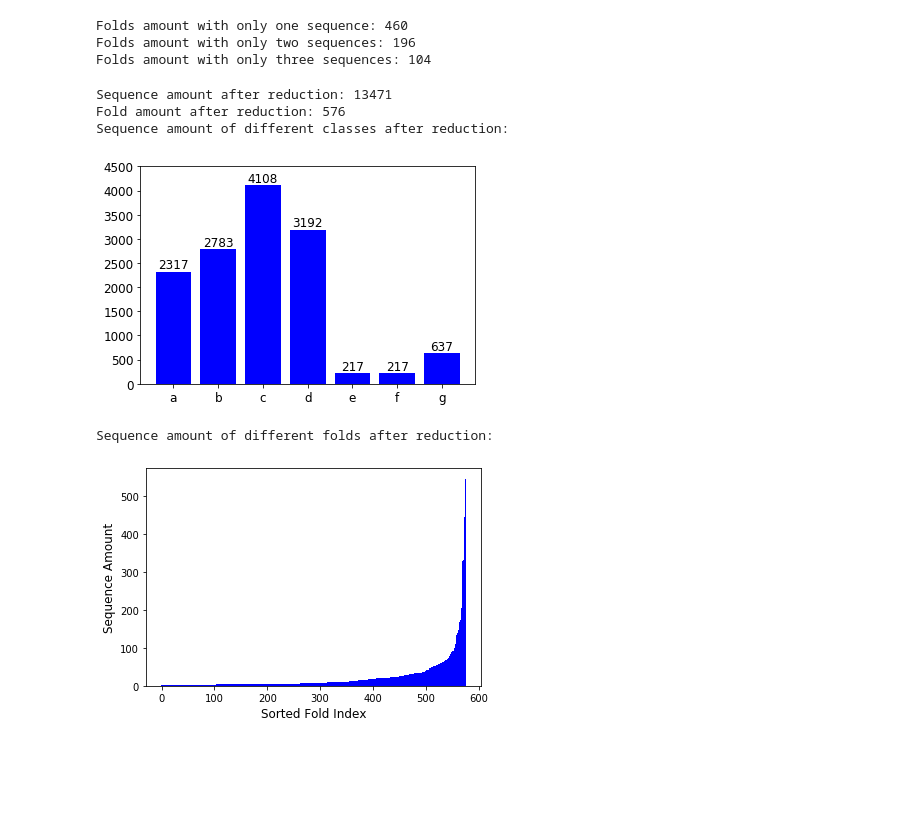
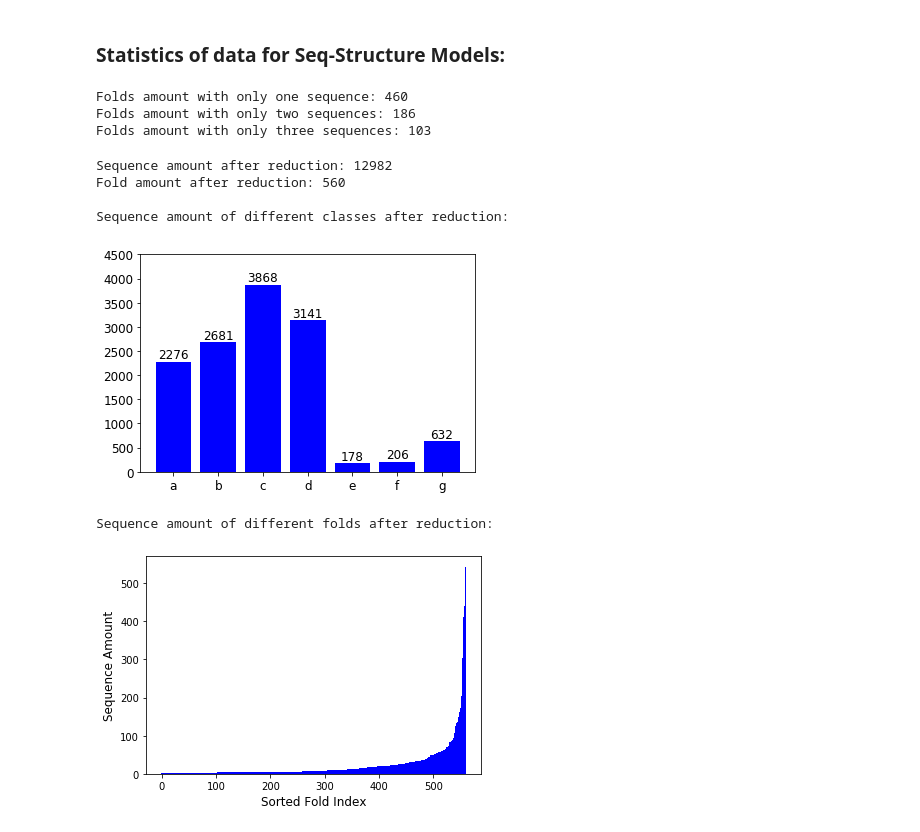
Before and after one commit to Shaowen1994/ECEN_755_CourseProject, a Jupyter notebook: Data/Scripts/Data_Statistics.ipynb, the cells around one changed output. Drawn from its saved outputs; the diff is of its cells as text; code cells hidden in the pictures; blank space fills up the shorter version.

```diff
--- a/Data/Scripts/Data_Statistics.ipynb
+++ b/Data/Scripts/Data_Statistics.ipynb
@@ -124,0 +377,26 @@ Sequence Length Distribution:
+# %%
+print('Single-chain protein amount of different classes (length-filtered):')
+
+plt.figure(1)
+plt.ylim([0,4500])
+plt.tick_params(labelsize=12)
+plt.bar(range(7),class_SS_dict.values(),color='blue',tick_label=list(class_SS_dict.keys()))
+for a,b in zip(range(7),class_SS_dict.values()):
+    plt.text(a,b+5,'%d'%b,ha='center',va='bottom',fontsize=12)
+plt.show()
+
+print ('Single-chain protein amount of different folds (length-filtered):')
+
+plt.figure(2)
+plt.bar(range(len(fold_SS_dict.keys())),sorted(fold_SS_dict.values()),color='blue',width=1)
+plt.xlabel('Sorted Fold Index',fontsize=12)
+plt.ylabel('Protein Amount',fontsize=12)
+plt.show()
+
+print ('Sequence amount of different lengths:')
+
+plt.figure(3)
+plt.bar(length_SS_dict.keys(),length_SS_dict.values(),color='blue',width=1)
+plt.xlabel('Sequence Length',fontsize=12)
+plt.ylabel('Sequence Amount',fontsize=12)
+plt.show()
@@ -125,49 +410,62 @@ Sequence Length Distribution:
+# %%
+import pickle
+
+with open(Data_Path  + 'fold_protein_dict.pickle', 'wb') as handle:
+    pickle.dump(fold_SS_pro_dict, handle, protocol=pickle.HIGHEST_PROTOCOL)
+# %% [markdown]
+### Statistics of data for Seq-Structure Models: ###
 # %%
-print('Folds amount with only one sequence: %d'%list(fold_dict.values()).count(1))
-print('Folds amount with only two sequences: %d'%list(fold_dict.values()).count(2))
-print('Folds amount with only three sequences: %d'%list(fold_dict.values()).count(3))
+print('Folds amount with only one sequence: %d'%list(fold_SS_dict.values()).count(1))
+print('Folds amount with only two sequences: %d'%list(fold_SS_dict.values()).count(2))
+print('Folds amount with only three sequences: %d'%list(fold_SS_dict.values()).count(3))
 # %% [output]
 Folds amount with only one sequence: 460
-Folds amount with only two sequences: 196
-Folds amount with only three sequences: 104
+Folds amount with only two sequences: 186
+Folds amount with only three sequences: 103
 # %%
 fold_dict_simple = {}
 class_dict_simple = {'a':0,'b':0,'c':0,'d':0,'e':0,'f':0,'g':0}
+fold_pro_dict_simple = {}
 
-for f in fold_dict:
-    f_value = fold_dict[f]
+for f in fold_SS_dict:
+    f_value = fold_SS_dict[f]
     if f_value >= 3:
         fold_dict_simple[f] = f_value
+        fold_pro_dict_simple[f] = fold_SS_pro_dict[f]
         class_dict_simple[f[0]] += f_value
 
 print('Sequence amount after reduction: %d'%sum(fold_dict_simple.values()))
 print('Fold amount after reduction: %d'%len(fold_dict_simple.keys()))
+print()
+print('Sequence amount of different classes after reduction:')
 
-print('Sequence amount of different classes after reduction:')
+with open(Data_Path  + 'fold_protein_dict_reduced.pickle', 'wb') as handle:
+    pickle.dump(fold_pro_dict_simple, handle, protocol=pickle.HIGHEST_PROTOCOL)
 
 plt.figure(1)
 plt.ylim([0,4500])
 plt.tick_params(labelsize=12)
 plt.bar(range(7),class_dict_simple.values(),color='blue',tick_label=list(class_dict_simple.keys()))
 for a,b in zip(range(7),class_dict_simple.values()):
     plt.text(a,b+5,'%d'%b,ha='center',va='bottom',fontsize=12)
 plt.show()
 
 print ('Sequence amount of different folds after reduction:')
 
 plt.figure(2)
 #plt.ylim([0,4500])
 plt.bar(range(len(fold_dict_simple.keys())),sorted(fold_dict_simple.values()),color='blue',width=1)
 plt.xlabel('Sorted Fold Index',fontsize=12)
 plt.ylabel('Sequence Amount',fontsize=12)
 plt.show()
 # %% [output]
-Sequence amount after reduction: 13471
-Fold amount after reduction: 576
+Sequence amount after reduction: 12982
+Fold amount after reduction: 560
+
 Sequence amount of different classes after reduction:
-[figure, old version]
+[figure, new version]
 Sequence amount of different folds after reduction:
-[figure, old version]
+[figure, new version]
 # %%
 length_dict_simple = {}
 fold = ''
```
Also changed, not shown: parts of 19 cells of this notebook, 6 other files.
